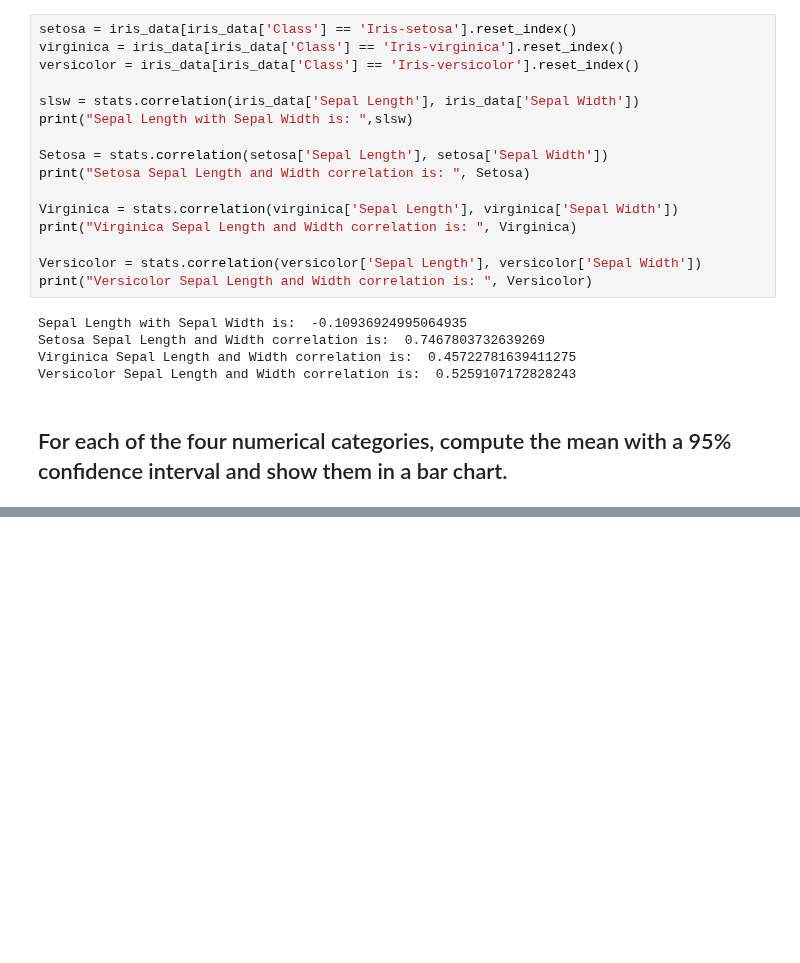
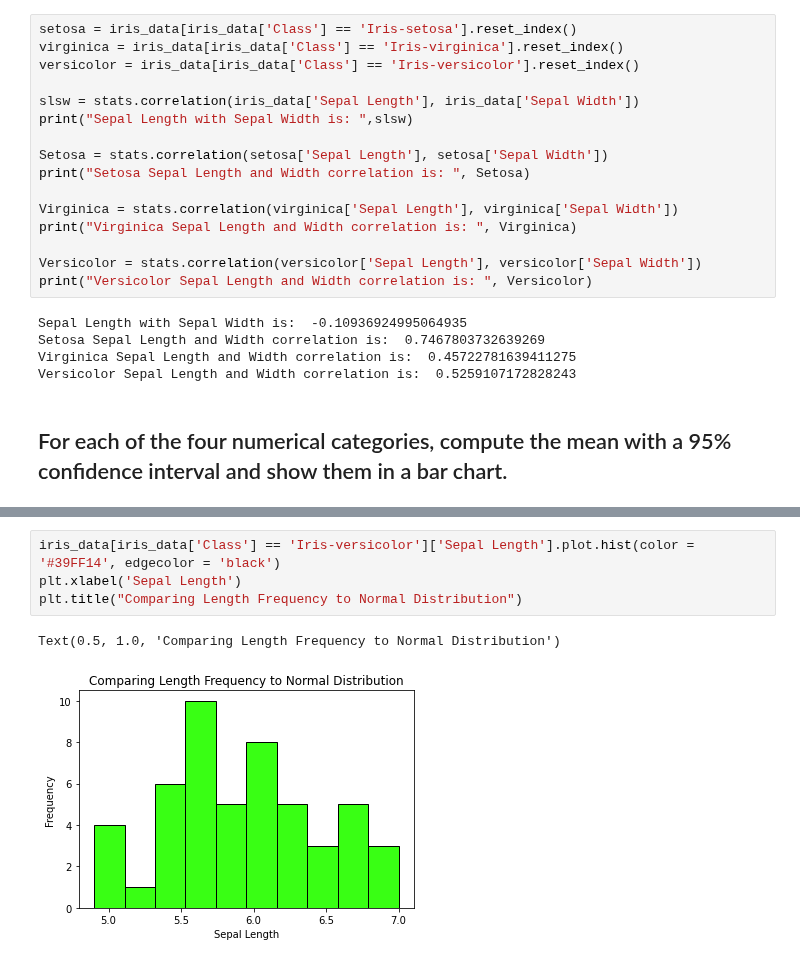
Before and after one commit to BrockForsythe/COSC311, a Jupyter notebook: Lab3/Lab3.ipynb, the cells around one changed output, grey strips where cells are left out. Cells and saved outputs as stored; diff of their text form; blank space fills up the shorter version.

```diff
--- a/Lab3/Lab3.ipynb
+++ b/Lab3/Lab3.ipynb
@@ -225,0 +547,7 @@ plt.show()
+# %%
+iris_data[iris_data['Class'] == 'Iris-versicolor']['Sepal Length'].plot.hist(color = '#39FF14', edgecolor = 'black')
+plt.xlabel('Sepal Length')
+plt.title("Comparing Length Frequency to Normal Distribution")
+# %% [output]
+Text(0.5, 1.0, 'Comparing Length Frequency to Normal Distribution')
+[figure, added]
```
Also changed, not shown: parts of 12 cells of this notebook.
